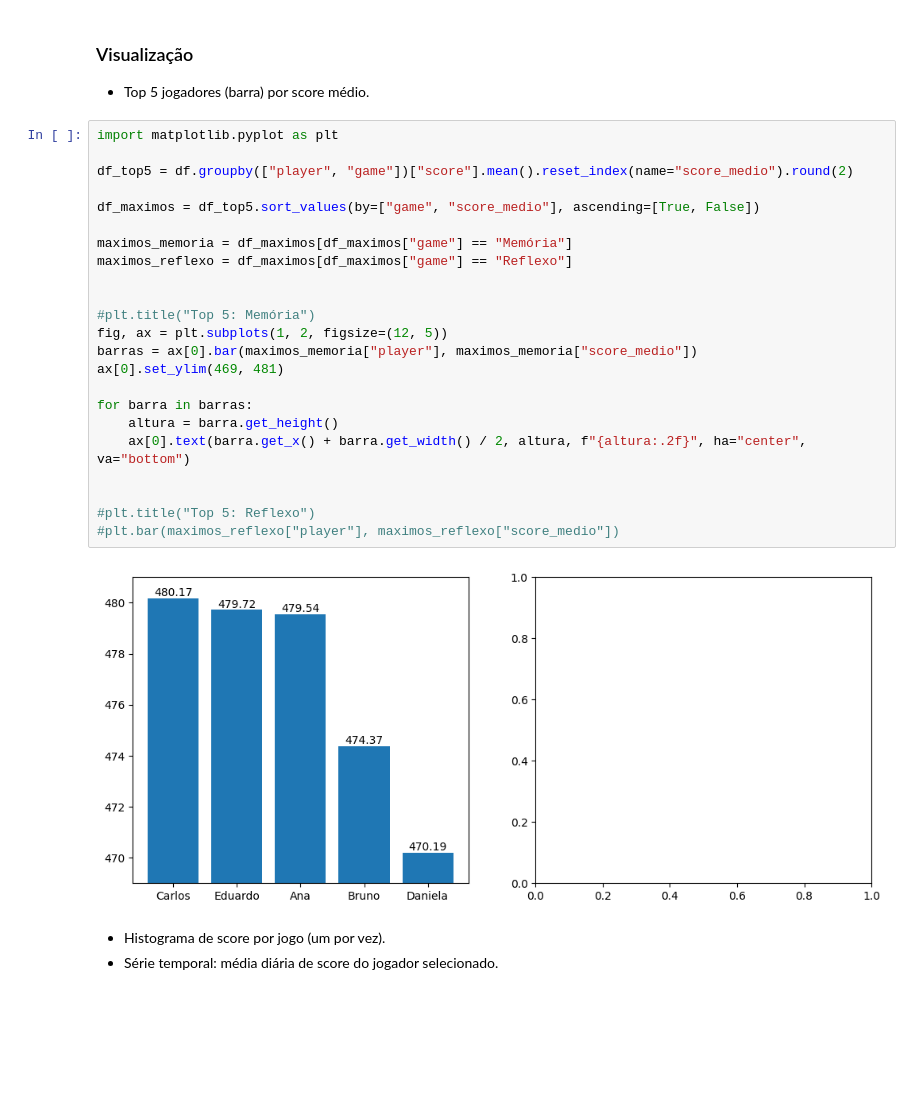
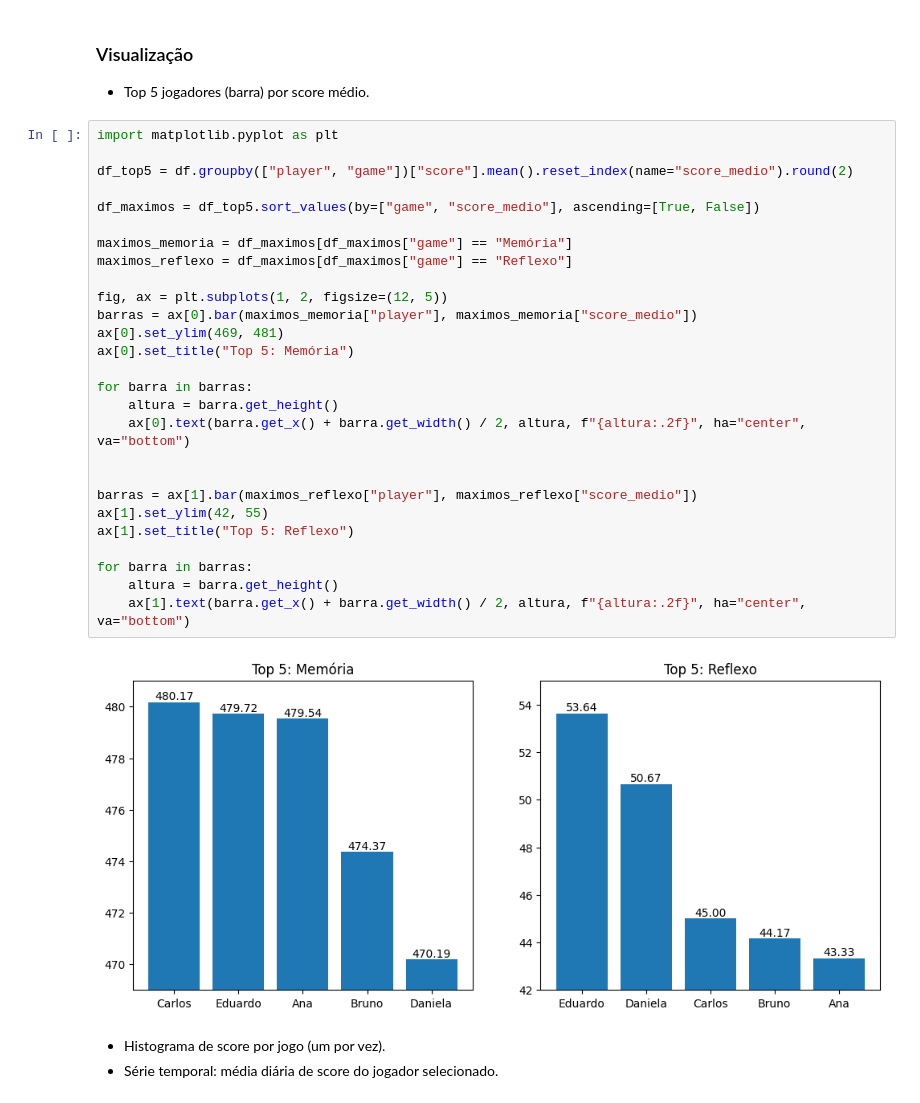
Before and after one commit to LuiVLoureiro/Lista-de-Projetos-Diarios, a Jupyter notebook: 19-08-2025/analysis.ipynb, the cells around one changed output. Cells and saved outputs as stored; diff of their text form; blank space fills up the shorter version.

Commit message:
ftr: Adicionar plot top 5 players do reflexo e titulos

```diff
--- a/19-08-2025/analysis.ipynb
+++ b/19-08-2025/analysis.ipynb
@@ -144,28 +144,32 @@ print(top5_reflexo)
 # %%
 import matplotlib.pyplot as plt
 
 df_top5 = df.groupby(["player", "game"])["score"].mean().reset_index(name="score_medio").round(2)
 
 df_maximos = df_top5.sort_values(by=["game", "score_medio"], ascending=[True, False])
 
 maximos_memoria = df_maximos[df_maximos["game"] == "Memória"]
 maximos_reflexo = df_maximos[df_maximos["game"] == "Reflexo"]
 
-
-#plt.title("Top 5: Memória")
 fig, ax = plt.subplots(1, 2, figsize=(12, 5))
 barras = ax[0].bar(maximos_memoria["player"], maximos_memoria["score_medio"])
 ax[0].set_ylim(469, 481)
+ax[0].set_title("Top 5: Memória")
 
 for barra in barras:
     altura = barra.get_height()
     ax[0].text(barra.get_x() + barra.get_width() / 2, altura, f"{altura:.2f}", ha="center", va="bottom")
 
 
-#plt.title("Top 5: Reflexo")
-#plt.bar(maximos_reflexo["player"], maximos_reflexo["score_medio"])
+barras = ax[1].bar(maximos_reflexo["player"], maximos_reflexo["score_medio"])
+ax[1].set_ylim(42, 55)
+ax[1].set_title("Top 5: Reflexo")
+
+for barra in barras:
+    altura = barra.get_height()
+    ax[1].text(barra.get_x() + barra.get_width() / 2, altura, f"{altura:.2f}", ha="center", va="bottom")
 # %% [output]
-[figure, old version]
+[figure, new version]
 # %% [markdown]
 - Histograma de score por jogo (um por vez).
 - Série temporal: média diária de score do jogador selecionado.
```
